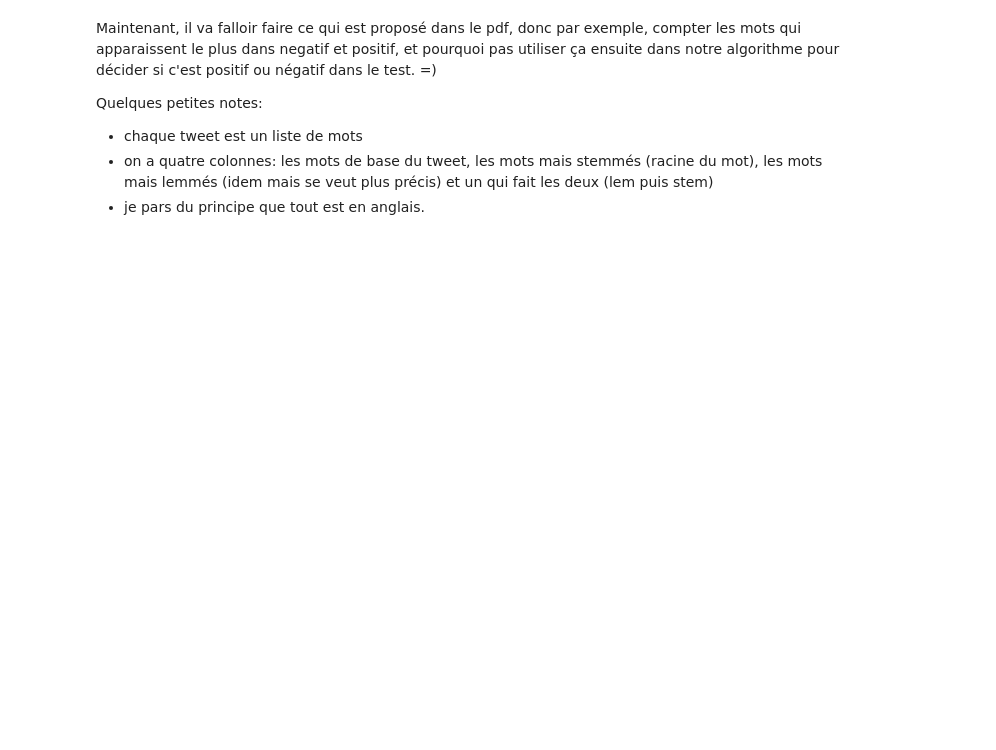
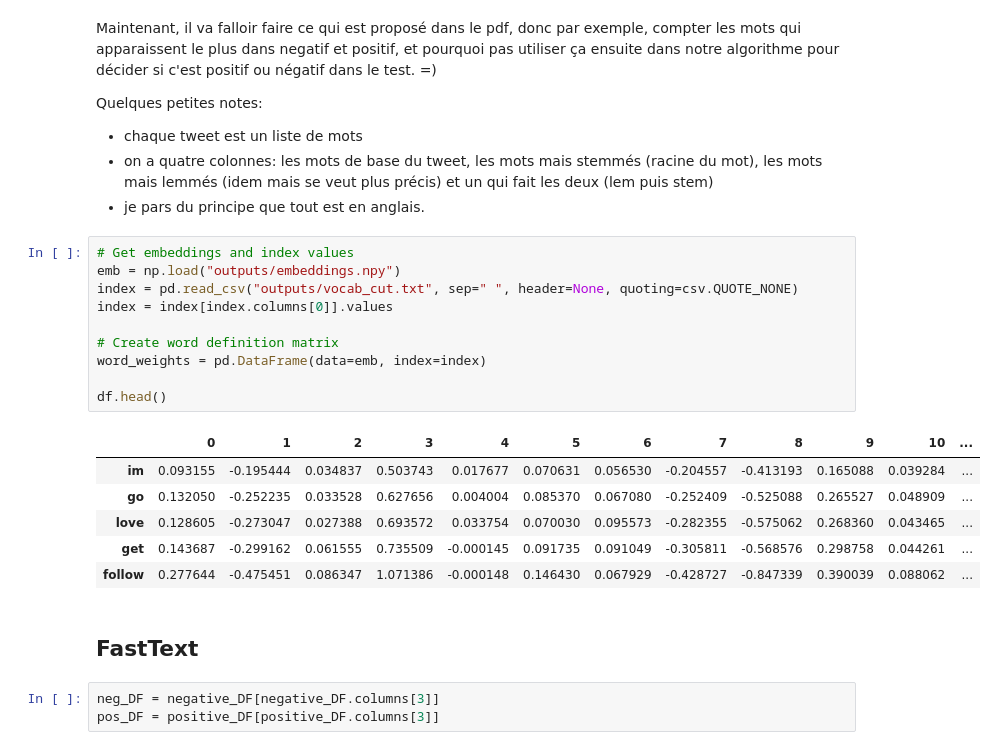
Before and after one commit to DavidResin/epfl-ml-groupwork, a Jupyter notebook: project2/main.ipynb, the cells around one changed output. Drawn from its saved outputs; the diff is of its cells as text; blank space fills up the shorter version.

```diff
--- a/project2/main.ipynb
+++ b/project2/main.ipynb
@@ -121,3 +252,25 @@ Quelques petites notes:
 - chaque tweet est un liste de mots
 - on a quatre colonnes: les mots de base du tweet, les mots mais stemmés (racine du mot), les mots mais lemmés (idem mais se veut plus précis) et un qui fait les deux (lem puis stem)
 - je pars du principe que tout est en anglais.
+# %%
+# Get embeddings and index values
+emb = np.load("outputs/embeddings.npy")
+index = pd.read_csv("outputs/vocab_cut.txt", sep=" ", header=None, quoting=csv.QUOTE_NONE)
+index = index[index.columns[0]].values
+
+# Create word definition matrix
+word_weights = pd.DataFrame(data=emb, index=index)
+
+df.head()
+# %% [output]
+|  | 0 | 1 | 2 | 3 | 4 | 5 | 6 | 7 | 8 | 9 | 10 | ... |
+| im | 0.093155 | -0.195444 | 0.034837 | 0.503743 | 0.017677 | 0.070631 | 0.056530 | -0.204557 | -0.413193 | 0.165088 | 0.039284 | ... |
+| go | 0.132050 | -0.252235 | 0.033528 | 0.627656 | 0.004004 | 0.085370 | 0.067080 | -0.252409 | -0.525088 | 0.265527 | 0.048909 | ... |
+| love | 0.128605 | -0.273047 | 0.027388 | 0.693572 | 0.033754 | 0.070030 | 0.095573 | -0.282355 | -0.575062 | 0.268360 | 0.043465 | ... |
+| get | 0.143687 | -0.299162 | 0.061555 | 0.735509 | -0.000145 | 0.091735 | 0.091049 | -0.305811 | -0.568576 | 0.298758 | 0.044261 | ... |
+| follow | 0.277644 | -0.475451 | 0.086347 | 1.071386 | -0.000148 | 0.146430 | 0.067929 | -0.428727 | -0.847339 | 0.390039 | 0.088062 | ... |
+# %% [markdown]
+<h2>FastText</h2>
+# %%
+neg_DF = negative_DF[negative_DF.columns[3]]
+pos_DF = positive_DF[positive_DF.columns[3]]
```
Also changed, not shown: parts of 21 cells of this notebook, 4 other files.
